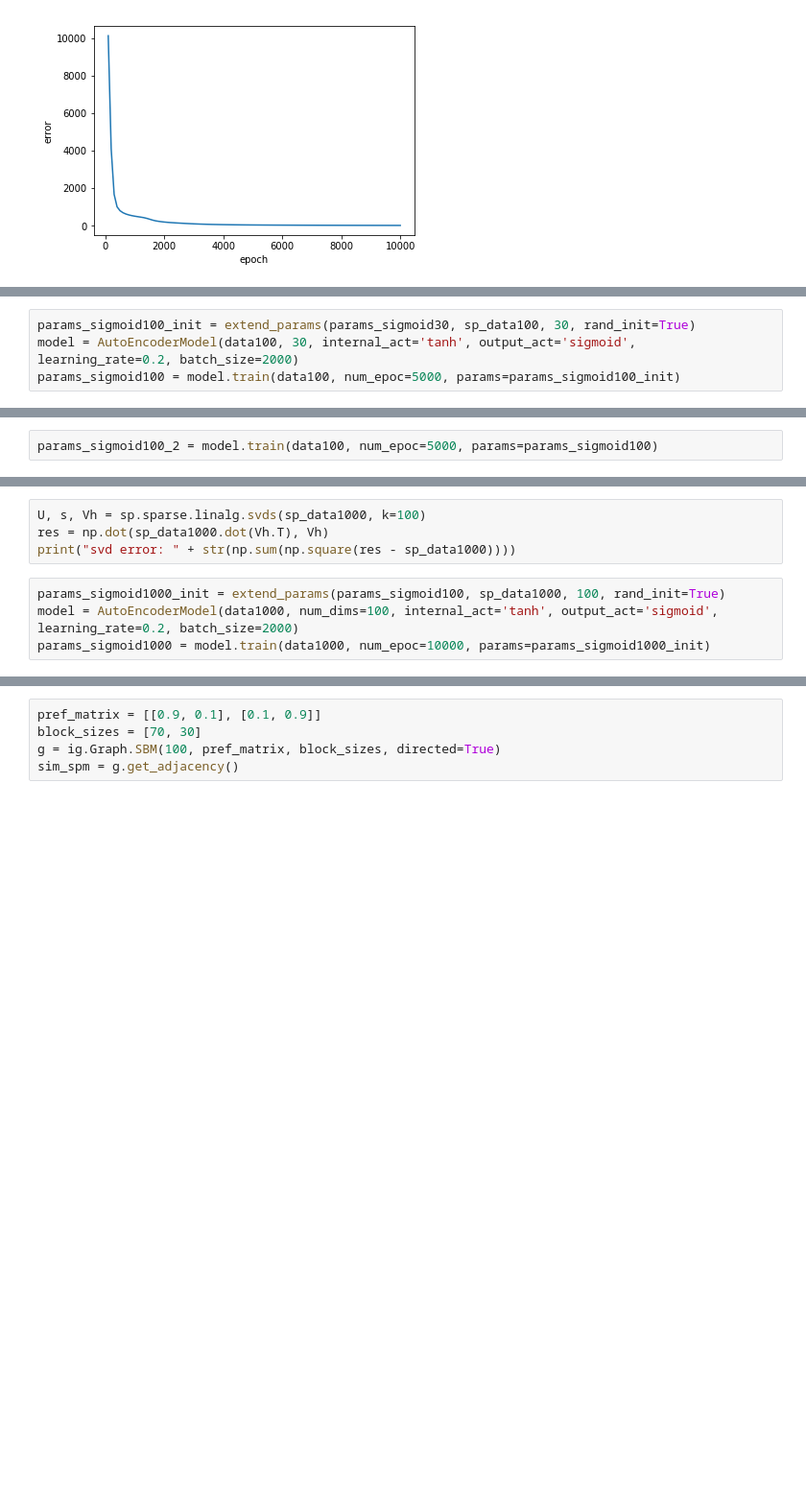
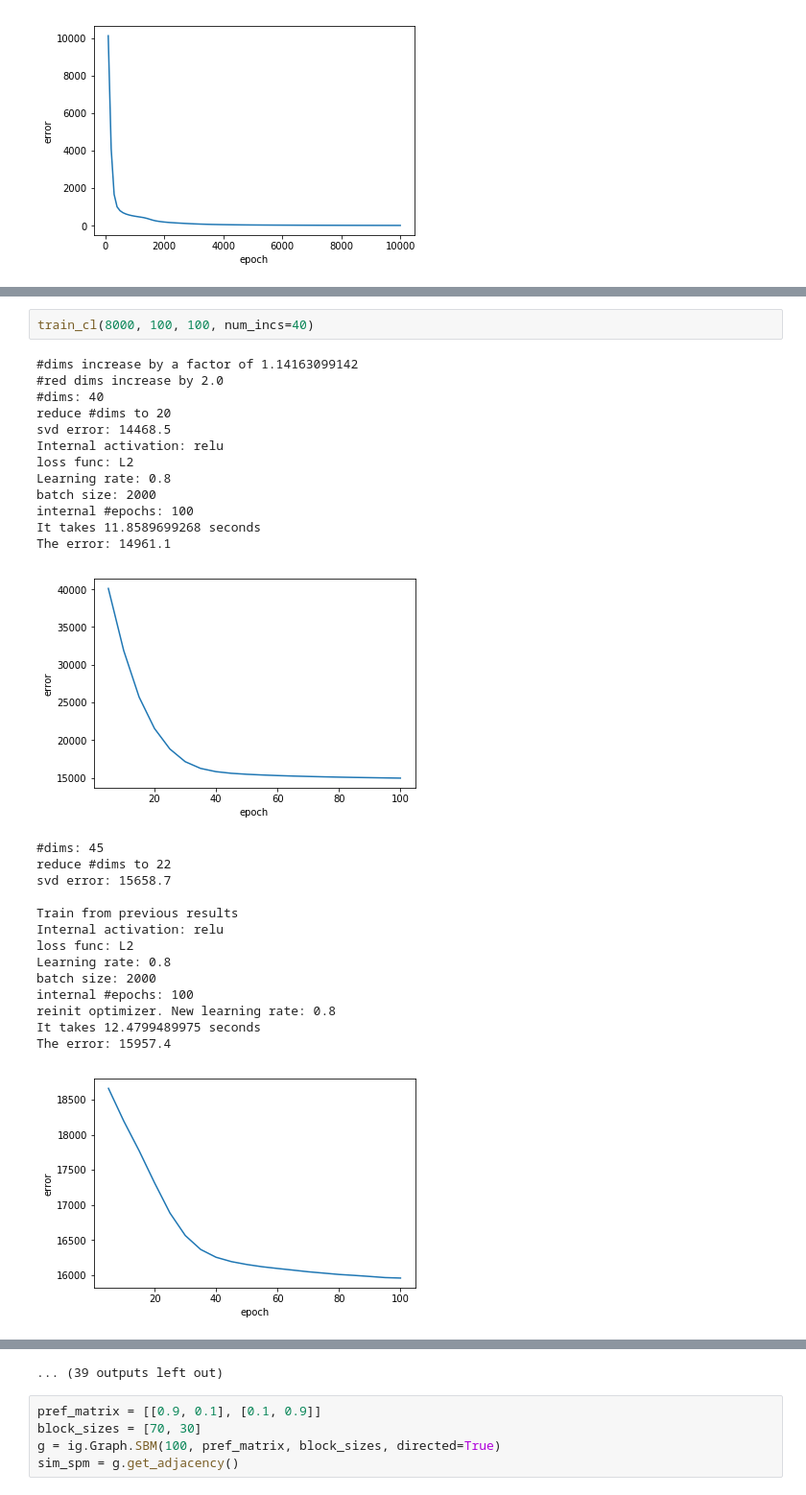
Before and after one commit to zheng-da/DNN_models, a Jupyter notebook: Autoencoder.ipynb, the cells around one changed output, grey strips where cells are left out. Shown at 96% size. Cells and saved outputs as stored; diff of their text form; blank space fills up the shorter version.

```diff
--- a/Autoencoder.ipynb
+++ b/Autoencoder.ipynb
@@ -441,4 +420,0 @@ Here we use the parameters from the smaller autoencoder to initialize the parame
-# %%
-params_sigmoid100_init = extend_params(params_sigmoid30, sp_data100, 30, rand_init=True)
-model = AutoEncoderModel(data100, 30, internal_act='tanh', output_act='sigmoid', learning_rate=0.2, batch_size=2000)
-params_sigmoid100 = model.train(data100, num_epoc=5000, params=params_sigmoid100_init)
@@ -452,2 +420,0 @@ reinit optimizer. New learning rate: 0.2
-# %%
-params_sigmoid100_2 = model.train(data100, num_epoc=5000, params=params_sigmoid100)
@@ -463,8 +420,0 @@ print(data1000.shape)
-# %%
-U, s, Vh = sp.sparse.linalg.svds(sp_data1000, k=100)
-res = np.dot(sp_data1000.dot(Vh.T), Vh)
-print("svd error: " + str(np.sum(np.square(res - sp_data1000))))
-# %%
-params_sigmoid1000_init = extend_params(params_sigmoid100, sp_data1000, 100, rand_init=True)
-model = AutoEncoderModel(data1000, num_dims=100, internal_act='tanh', output_act='sigmoid', learning_rate=0.2, batch_size=2000)
-params_sigmoid1000 = model.train(data1000, num_epoc=10000, params=params_sigmoid1000_init)
@@ -476,0 +468,30 @@ print(data1000.shape)
+# %%
+train_cl(8000, 100, 100, num_incs=40)
+# %% [output]
+#dims increase by a factor of 1.14163099142
+#red dims increase by 2.0
+#dims: 40
+reduce #dims to 20
+svd error: 14468.5
+Internal activation: relu
+loss func: L2
+Learning rate: 0.8
+batch size: 2000
+internal #epochs: 100
+It takes 11.8589699268 seconds
+The error: 14961.1
+[figure, added]
+#dims: 45
+reduce #dims to 22
+svd error: 15658.7
+
+Train from previous results
+Internal activation: relu
+loss func: L2
+Learning rate: 0.8
+batch size: 2000
+internal #epochs: 100
+reinit optimizer. New learning rate: 0.8
+It takes 12.4799489975 seconds
+The error: 15957.4
+[figure, added]
@@ -477,3 +554,4 @@ print(data1000.shape)
+... (39 outputs left out)
 # %%
 pref_matrix = [[0.9, 0.1], [0.1, 0.9]]
 block_sizes = [70, 30]
```
Also changed, not shown: parts of 34 cells of this notebook.
